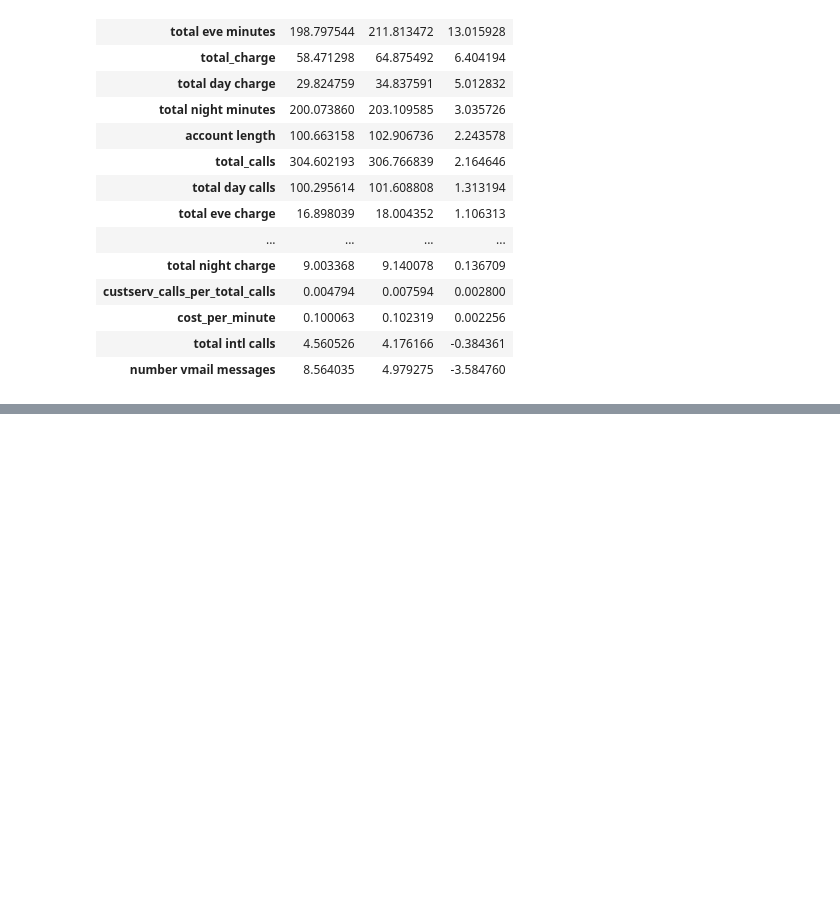
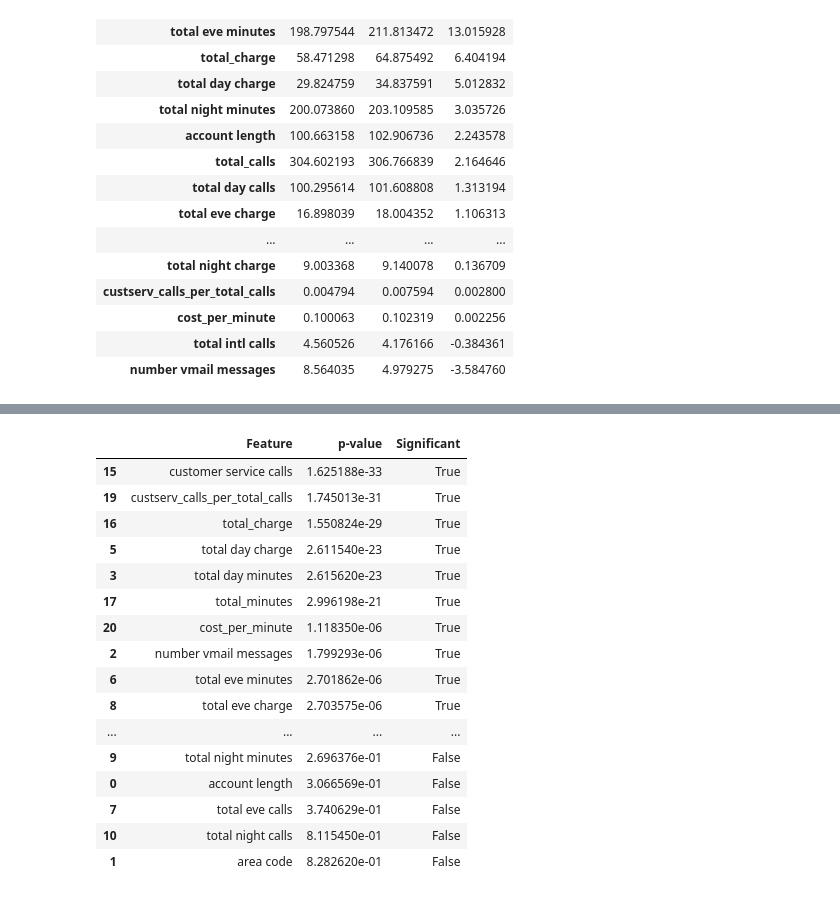
Before and after one commit to HellenDianaNjeri/SyriaTel-Customer-Churn, a Jupyter notebook: notebooks/SyriaTel Customer Churn.ipynb, the cells around one changed output, grey strips where cells are left out. Saved outputs shown, nothing was run; the diff lists cells and outputs as text; code cells hidden in the pictures; blank space fills up the shorter version.

```diff
--- a/notebooks/SyriaTel Customer Churn.ipynb
+++ b/notebooks/SyriaTel Customer Churn.ipynb
@@ -599,0 +684,32 @@ churn_grouped.sort_values("diff", ascending=False)
+# %%
+from scipy.stats import f_oneway
+
+anova_results = {}
+
+for col in X_train_num.columns:
+    churned = X_train[y_train == 1][col]
+    non_churned = X_train[y_train == 0][col]
+    f_stat, p_val = f_oneway(churned, non_churned)
+    anova_results[col] = p_val
+
+anova_df = pd.DataFrame(anova_results.items(), columns=["Feature", "p-value"])
+anova_df["Significant"] = anova_df["p-value"] < 0.05
+anova_df.sort_values("p-value")
+# %% [output]
+|  | Feature | p-value | Significant |
+| 15 | customer service calls | 1.625188e-33 | True |
+| 19 | custserv_calls_per_total_calls | 1.745013e-31 | True |
+| 16 | total_charge | 1.550824e-29 | True |
+| 5 | total day charge | 2.611540e-23 | True |
+| 3 | total day minutes | 2.615620e-23 | True |
+| 17 | total_minutes | 2.996198e-21 | True |
+| 20 | cost_per_minute | 1.118350e-06 | True |
+| 2 | number vmail messages | 1.799293e-06 | True |
+| 6 | total eve minutes | 2.701862e-06 | True |
+| 8 | total eve charge | 2.703575e-06 | True |
+| ... | ... | ... | ... |
+| 9 | total night minutes | 2.696376e-01 | False |
+| 0 | account length | 3.066569e-01 | False |
+| 7 | total eve calls | 3.740629e-01 | False |
+| 10 | total night calls | 8.115450e-01 | False |
+| 1 | area code | 8.282620e-01 | False |
```
Also changed, not shown: parts of 9 cells of this notebook.
